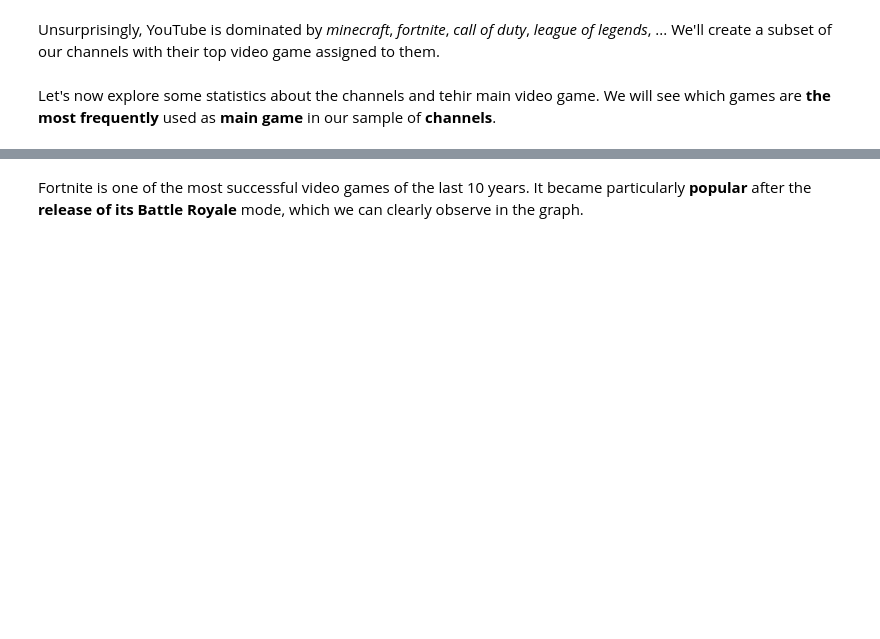
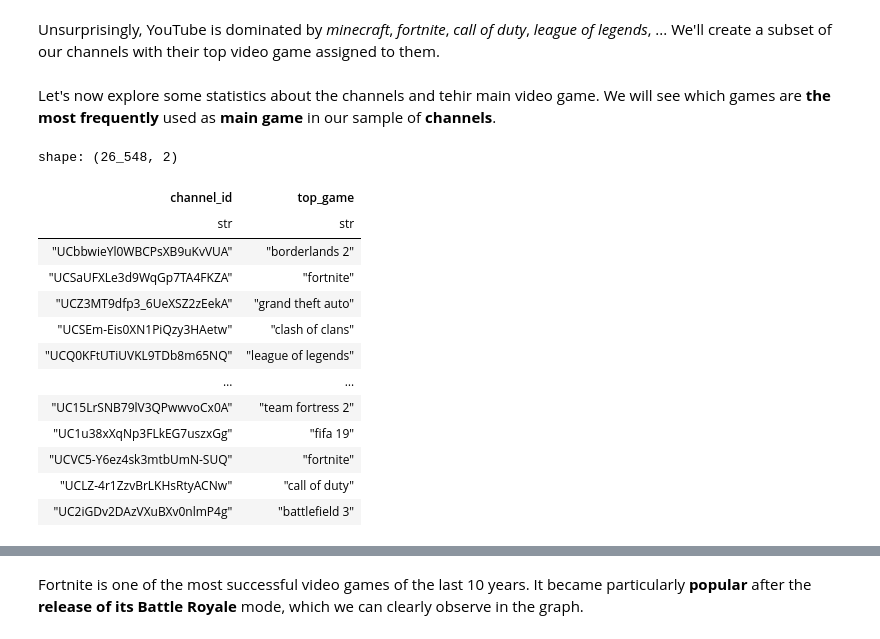
Before and after one commit to epfl-ada/ada-2024-project-padawan, a Jupyter notebook: notebooks/timeseries_results.ipynb, the cells around one changed output, grey strips where cells are left out. Saved outputs shown, nothing was run; the diff lists cells and outputs as text; code cells hidden in the pictures; blank space fills up the shorter version.

```diff
--- a/notebooks/timeseries_results.ipynb
+++ b/notebooks/timeseries_results.ipynb
@@ -145,3 +151,20 @@ channels_top_game_df = (
 # %% [markdown]
 Let's now explore some statistics about the channels and tehir main video game.
 We will see which games are **the most frequently** used as **main game** in our sample of **channels**.
+# %%
+channels_top_game_df
+# %% [output]
+shape: (26_548, 2)
+| channel_id | top_game |
+| str | str |
+| "UCbbwieYl0WBCPsXB9uKvVUA" | "borderlands 2" |
+| "UCSaUFXLe3d9WqGp7TA4FKZA" | "fortnite" |
+| "UCZ3MT9dfp3_6UeXSZ2zEekA" | "grand theft auto" |
+| "UCSEm-Eis0XN1PiQzy3HAetw" | "clash of clans" |
+| "UCQ0KFtUTiUVKL9TDb8m65NQ" | "league of legends" |
+| … | … |
+| "UC15LrSNB79lV3QPwwvoCx0A" | "team fortress 2" |
+| "UC1u38xXqNp3FLkEG7uszxGg" | "fifa 19" |
+| "UCVC5-Y6ez4sk3mtbUmN-SUQ" | "fortnite" |
+| "UCLZ-4r1ZzvBrLKHsRtyACNw" | "call of duty" |
+| "UC2iGDv2DAzVXuBXv0nlmP4g" | "battlefield 3" |
```
Also changed, not shown: parts of 27 cells of this notebook, 2 other files.
